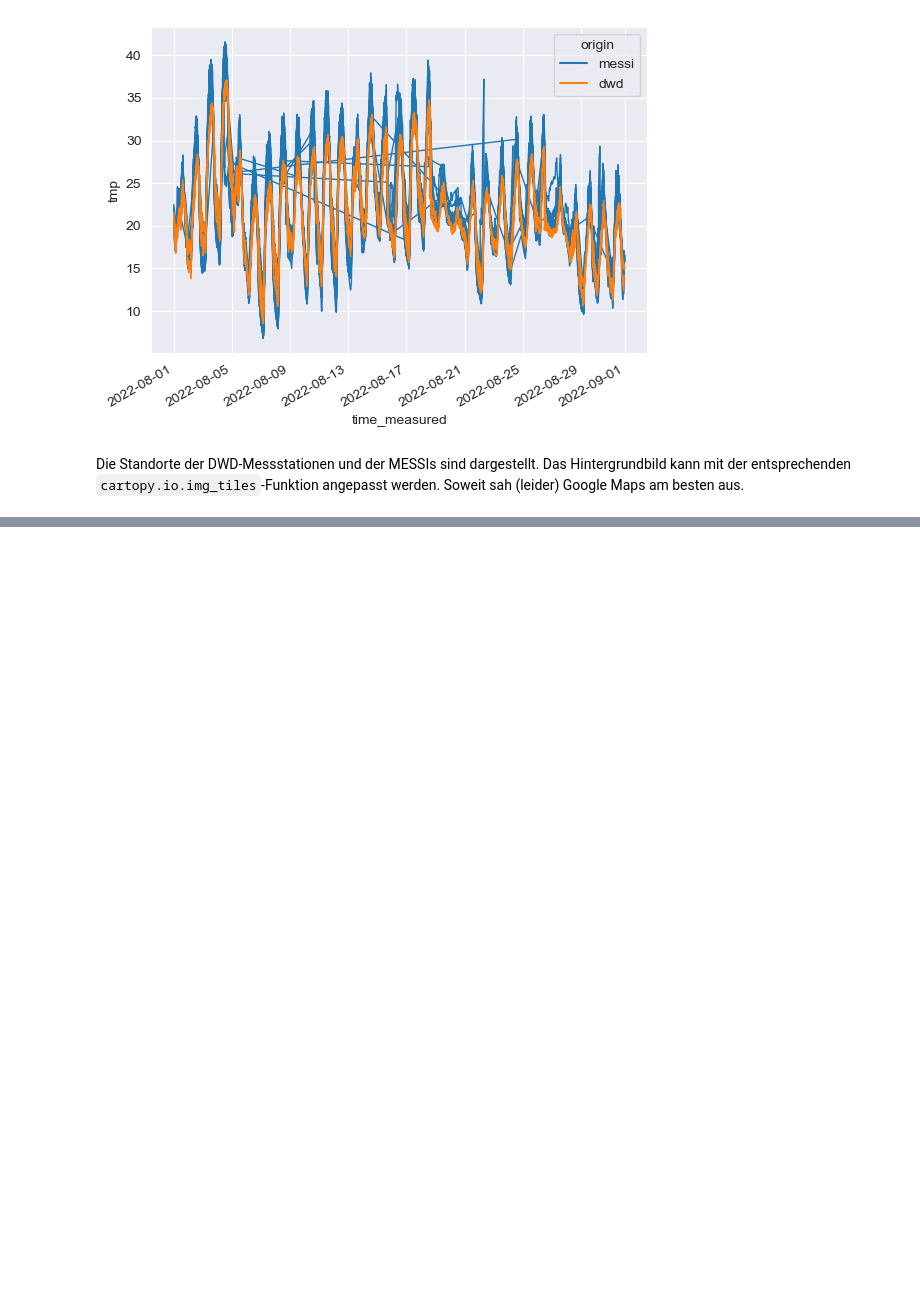
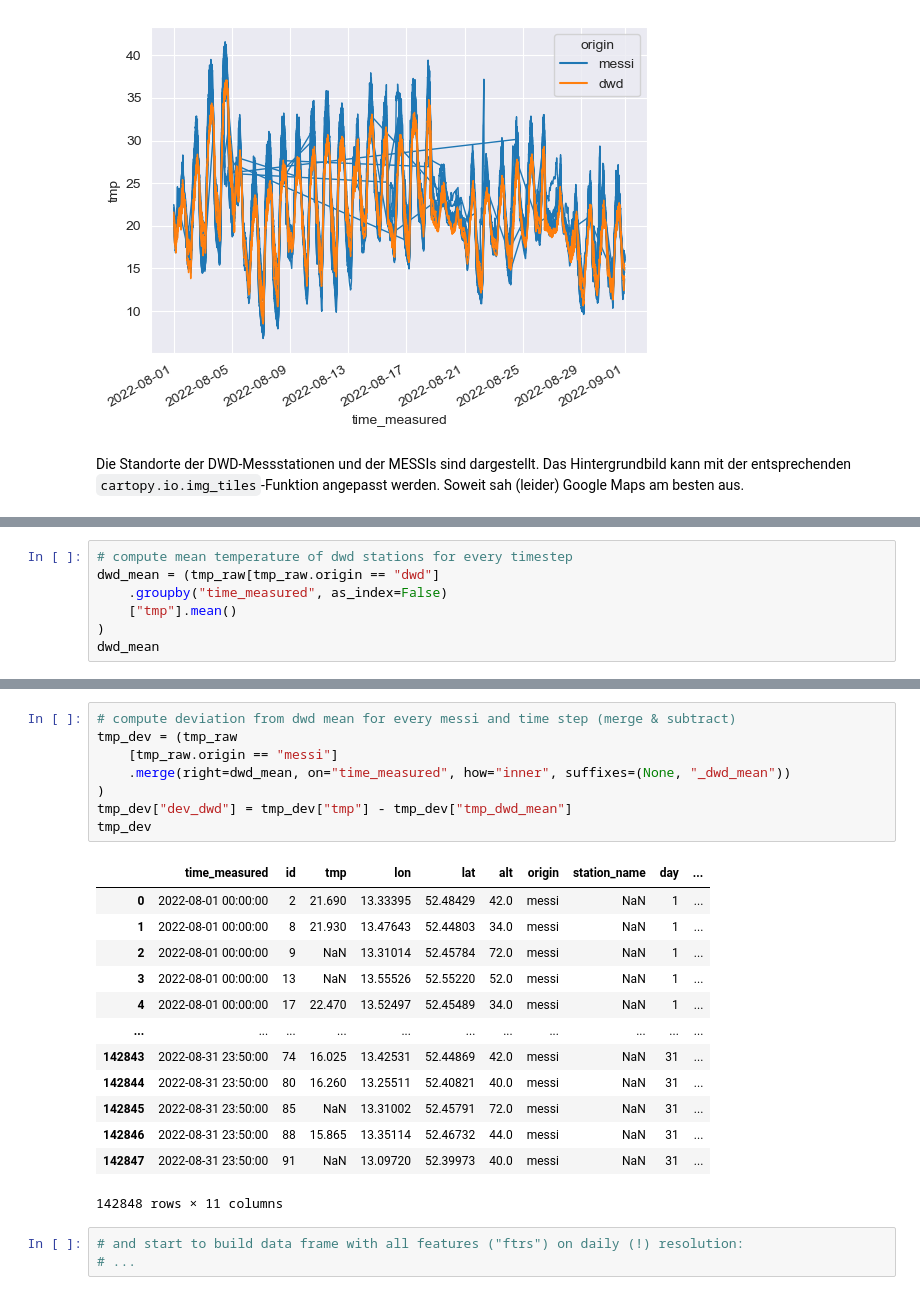
Before and after one commit to vegan-schnitzel/messi-cluster-analysis, a Jupyter notebook: code/main.ipynb, the cells around one changed output, grey strips where cells are left out. Saved outputs shown, nothing was run; the diff lists cells and outputs as text; blank space fills up the shorter version.

```diff
--- a/code/main.ipynb
+++ b/code/main.ipynb
@@ -136,0 +200,7 @@ fig.savefig("../figs/locations.png", dpi=300, bbox_inches="tight")
+# %%
+# compute mean temperature of dwd stations for every timestep
+dwd_mean = (tmp_raw[tmp_raw.origin == "dwd"]
+    .groupby("time_measured", as_index=False)
+    ["tmp"].mean()
+)
+dwd_mean
@@ -136,0 +221,25 @@ fig.savefig("../figs/locations.png", dpi=300, bbox_inches="tight")
+# %%
+# compute deviation from dwd mean for every messi and time step (merge & subtract)
+tmp_dev = (tmp_raw
+    [tmp_raw.origin == "messi"]
+    .merge(right=dwd_mean, on="time_measured", how="inner", suffixes=(None, "_dwd_mean"))
+)
+tmp_dev["dev_dwd"] = tmp_dev["tmp"] - tmp_dev["tmp_dwd_mean"]
+tmp_dev
+# %% [output]
+|  | time_measured | id | tmp | lon | lat | alt | origin | station_name | day | ... |
+| 0 | 2022-08-01 00:00:00 | 2 | 21.690 | 13.33395 | 52.48429 | 42.0 | messi | NaN | 1 | ... |
+| 1 | 2022-08-01 00:00:00 | 8 | 21.930 | 13.47643 | 52.44803 | 34.0 | messi | NaN | 1 | ... |
+| 2 | 2022-08-01 00:00:00 | 9 | NaN | 13.31014 | 52.45784 | 72.0 | messi | NaN | 1 | ... |
+| 3 | 2022-08-01 00:00:00 | 13 | NaN | 13.55526 | 52.55220 | 52.0 | messi | NaN | 1 | ... |
+| 4 | 2022-08-01 00:00:00 | 17 | 22.470 | 13.52497 | 52.45489 | 34.0 | messi | NaN | 1 | ... |
+| ... | ... | ... | ... | ... | ... | ... | ... | ... | ... | ... |
+| 142843 | 2022-08-31 23:50:00 | 74 | 16.025 | 13.42531 | 52.44869 | 42.0 | messi | NaN | 31 | ... |
+| 142844 | 2022-08-31 23:50:00 | 80 | 16.260 | 13.25511 | 52.40821 | 40.0 | messi | NaN | 31 | ... |
+| 142845 | 2022-08-31 23:50:00 | 85 | NaN | 13.31002 | 52.45791 | 72.0 | messi | NaN | 31 | ... |
+| 142846 | 2022-08-31 23:50:00 | 88 | 15.865 | 13.35114 | 52.46732 | 44.0 | messi | NaN | 31 | ... |
+| 142847 | 2022-08-31 23:50:00 | 91 | NaN | 13.09720 | 52.39973 | 40.0 | messi | NaN | 31 | ... |
+142848 rows × 11 columns
+# %%
+# and start to build data frame with all features ("ftrs") on daily (!) resolution:
+# ...
```
Also changed, not shown: parts of 15 cells of this notebook, 2 other files.
